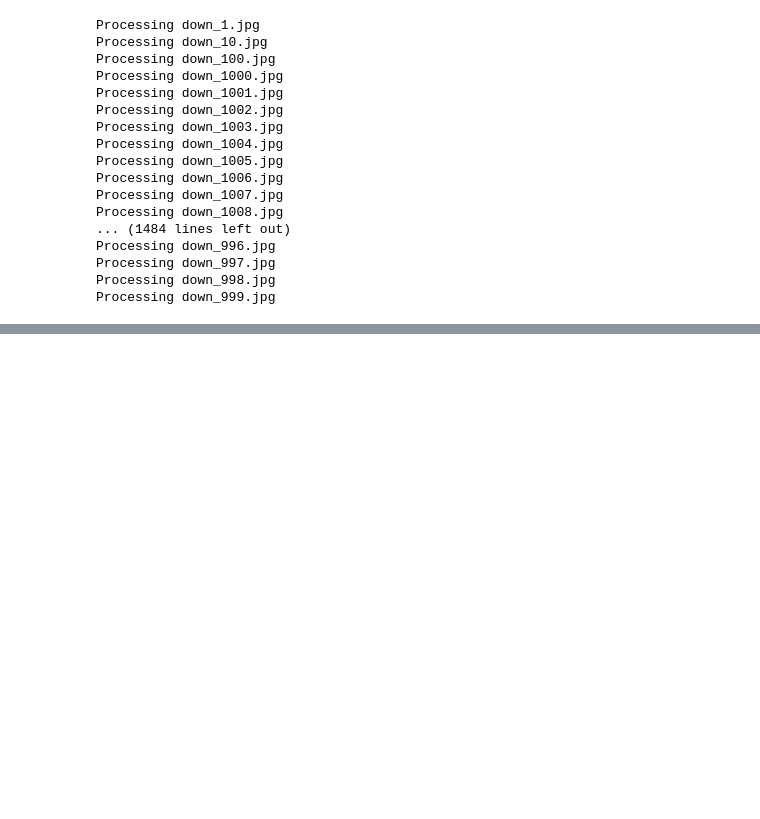
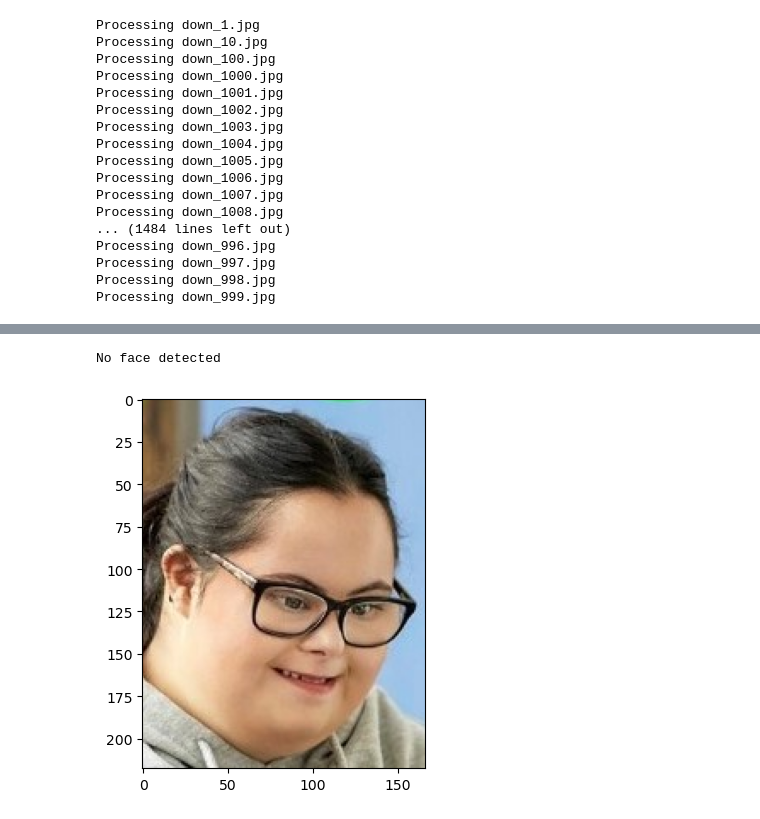
Before and after one commit to hbarnes163/bootcamp_y2_sum2, a Jupyter notebook: Summative2/facedetection.ipynb, the cells around one changed output, grey strips where cells are left out. Saved outputs shown, nothing was run; the diff lists cells and outputs as text; code cells hidden in the pictures; blank space fills up the shorter version.

Commit message:
Upload raw data and detect faces

```diff
--- a/Summative2/facedetection.ipynb
+++ b/Summative2/facedetection.ipynb
@@ -274,0 +286,13 @@ x = Input(...)
+# %%
+def check_detection(file):
+    photo = cv2.imread(file)
+    data = all_data[all_data['Image'] == os.path.basename(file)]
+    proportions_overlay(photo, data)
+    plt.show()
+# %%
+file = 'data/downSyndrome/down_101.jpg'
+plt.imshow(cv2.cvtColor(cv2.imread(file), cv2.COLOR_BGR2RGB))
+check_detection(file)
+# %% [output]
+No face detected
+[figure, added]
```
Also changed, not shown: parts of 13 cells of this notebook, 1 other file.
